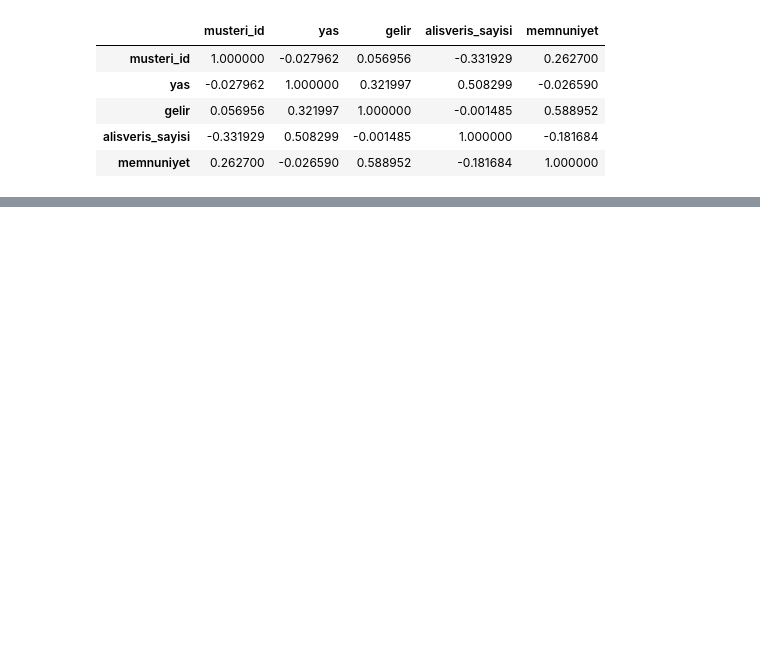
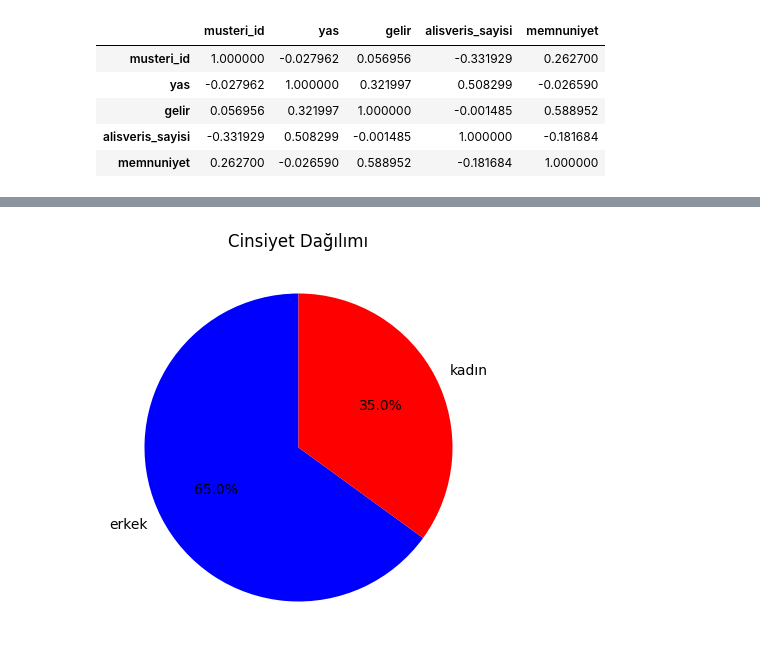
Before and after one commit to ArsenLupen53/GYZU-BTK-codespace, a Jupyter notebook: veri_seti_inceleme/veri_seti_ilk_islemler_gorsellestirme.ipynb, the cells around one changed output, grey strips where cells are left out. Drawn from its saved outputs; the diff is of its cells as text; code cells hidden in the pictures; blank space fills up the shorter version.

```diff
--- a/veri_seti_inceleme/veri_seti_ilk_islemler_gorsellestirme.ipynb
+++ b/veri_seti_inceleme/veri_seti_ilk_islemler_gorsellestirme.ipynb
@@ -307,0 +374,3 @@ veri.corr(numeric_only=True)
+# %%
+cinsiyet_dagilimi = veri["cinsiyet"].value_counts()
+cinsiyet_dagilimi
@@ -307,0 +383,8 @@ veri.corr(numeric_only=True)
+# %%
+# cinsiyet dağılımının yüzdesel olarak görselleştirilmesi
+plt.figure(figsize=(5,5))
+plt.pie(cinsiyet_dagilimi, labels = cinsiyet_dagilimi.index,autopct="%1.1f%%",startangle=90,colors=["blue","red"])
+plt.title("Cinsiyet Dağılımı")
+plt.show()
+# %% [output]
+[figure, added]
```
Also changed, not shown: parts of 19 cells of this notebook.
